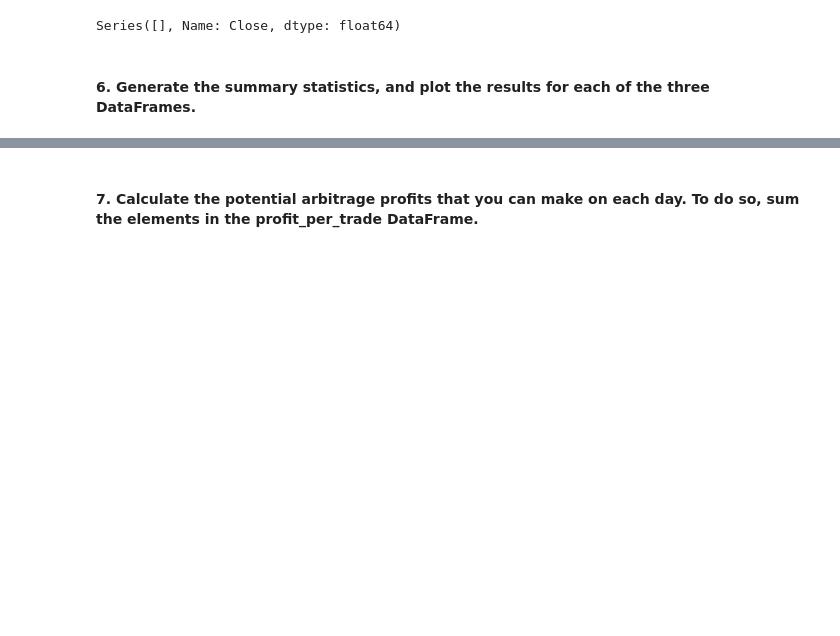
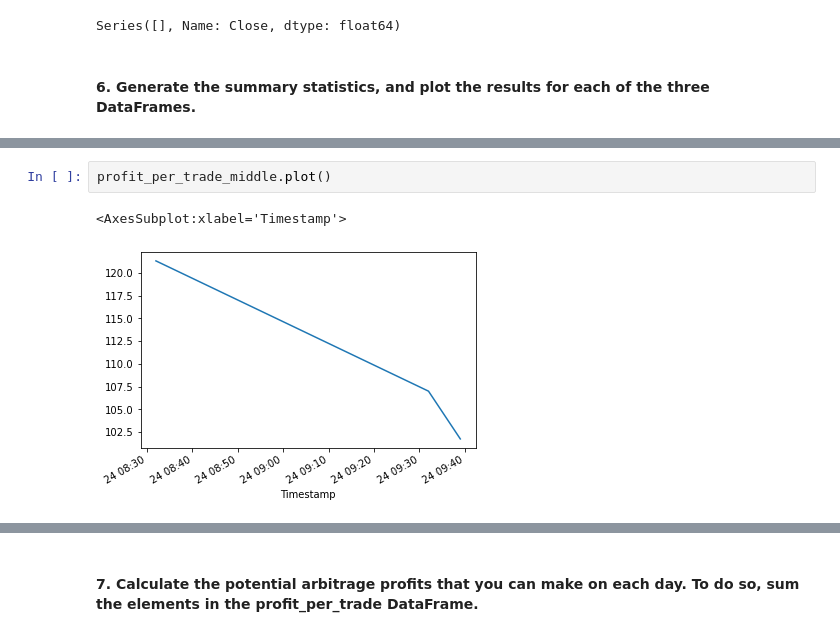
Before and after one commit to NomanZubairi/Bitcoin-Arbitrage, a Jupyter notebook: crypto_arbitrage.ipynb, the cells around one changed output, grey strips where cells are left out. Drawn from its saved outputs; the diff is of its cells as text; blank space fills up the shorter version.

```diff
--- a/crypto_arbitrage.ipynb
+++ b/crypto_arbitrage.ipynb
@@ -660,0 +686,5 @@ Series([], Name: Close, dtype: float64)
+# %%
+profit_per_trade_middle.plot()
+# %% [output]
+<AxesSubplot:xlabel='Timestamp'>
+[figure, added]
```
Also changed, not shown: parts of 5 cells of this notebook.
